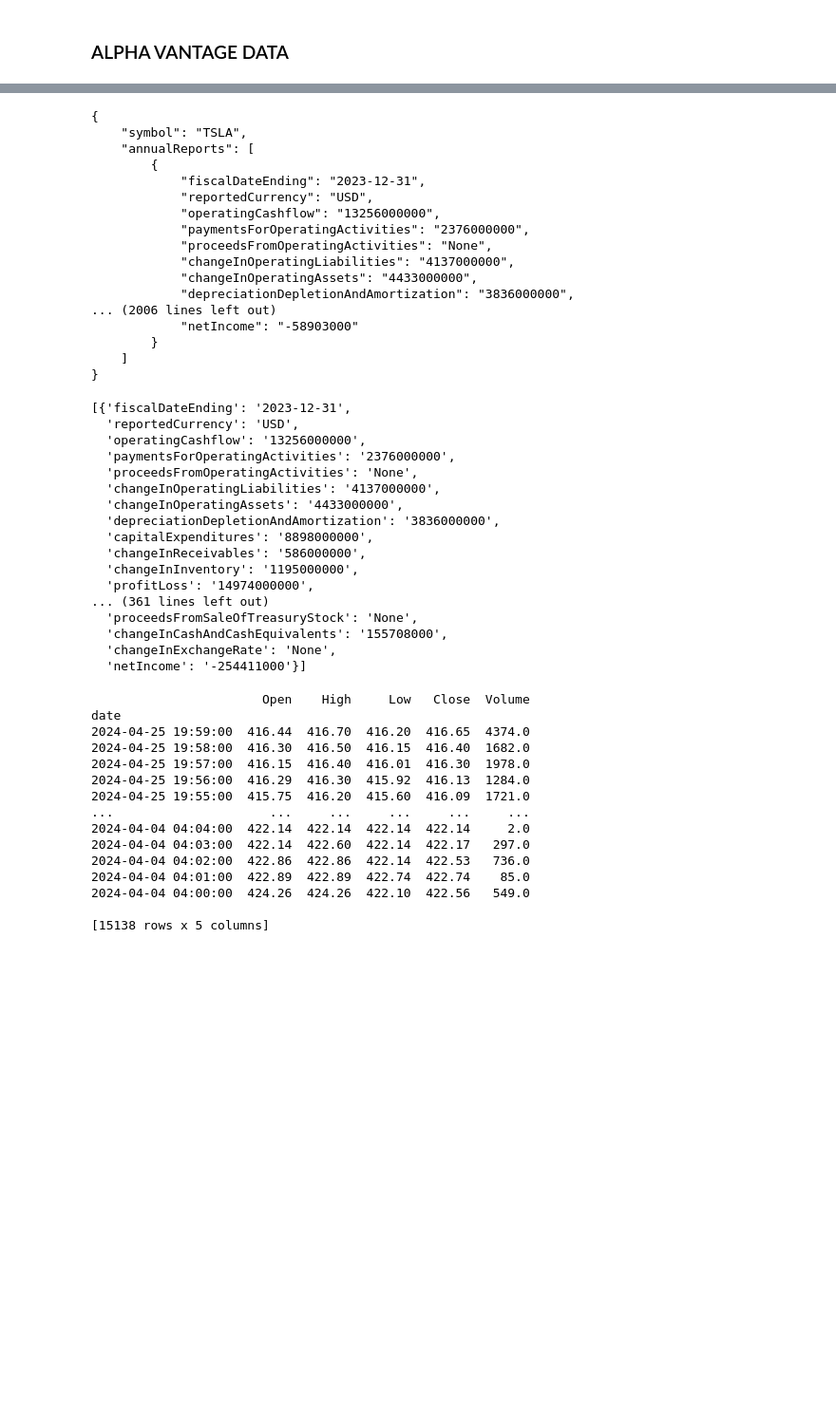
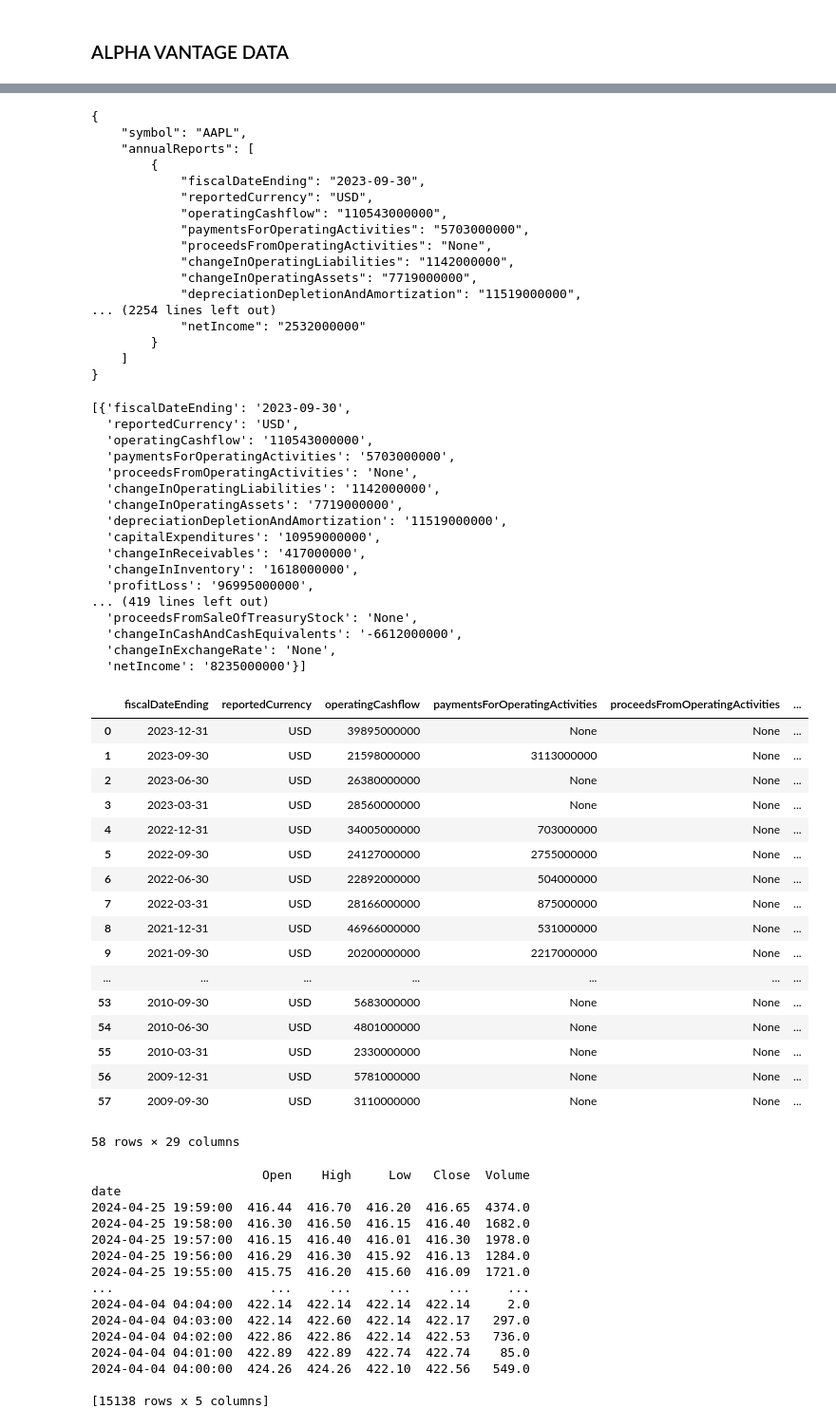
Before and after one commit to luitelshreejal/investment_allocation, a Jupyter notebook: main.ipynb, the cells around one changed output, grey strips where cells are left out. Shown at 95% size. Cells and saved outputs as stored; diff of their text form; code cells hidden in the pictures; blank space fills up the shorter version.

Commit message:
get data APPL quarterly reports

```diff
--- a/main.ipynb
+++ b/main.ipynb
@@ -41,49 +43,78 @@ from importlib import reload # to reload modules if we made changes to them with
 # %%
-# replace the "demo" apikey below with your own key from https://www.alphavantage.co/support/#api-key
-url = 'https://www.alphavantage.co/query?function=CASH_FLOW&symbol=TSLA&apikey='+os.getenv('AV_API_KEY')
+# get your API key from the .env file
+url = 'https://www.alphavantage.co/query?function=CASH_FLOW&symbol=AAPL&apikey='+os.getenv('AV_API_KEY')
 r = requests.get(url)
 data = r.json()
 
 print(json.dumps(data,indent=4))
 # %% [output]
 {
-    "symbol": "TSLA",
+    "symbol": "AAPL",
     "annualReports": [
         {
-            "fiscalDateEnding": "2023-12-31",
+            "fiscalDateEnding": "2023-09-30",
             "reportedCurrency": "USD",
-            "operatingCashflow": "13256000000",
-            "paymentsForOperatingActivities": "2376000000",
+            "operatingCashflow": "110543000000",
+            "paymentsForOperatingActivities": "5703000000",
             "proceedsFromOperatingActivities": "None",
-            "changeInOperatingLiabilities": "4137000000",
-            "changeInOperatingAssets": "4433000000",
-            "depreciationDepletionAndAmortization": "3836000000",
-... (2006 lines left out)
-            "netIncome": "-58903000"
+            "changeInOperatingLiabilities": "1142000000",
+            "changeInOperatingAssets": "7719000000",
+            "depreciationDepletionAndAmortization": "11519000000",
+... (2254 lines left out)
+            "netIncome": "2532000000"
         }
     ]
 }
 # %%
 #json file, we can extract detailed data we need for a company
-data["annualReports"]
+apple_annual_reports_json = data["annualReports"]
+apple_quarterly_reports_json = data["quarterlyReports"]
+
+apple_annual_reports_json
 # %% [output]
-[{'fiscalDateEnding': '2023-12-31',
+[{'fiscalDateEnding': '2023-09-30',
   'reportedCurrency': 'USD',
-  'operatingCashflow': '13256000000',
-  'paymentsForOperatingActivities': '2376000000',
+  'operatingCashflow': '110543000000',
+  'paymentsForOperatingActivities': '5703000000',
   'proceedsFromOperatingActivities': 'None',
-  'changeInOperatingLiabilities': '4137000000',
-  'changeInOperatingAssets': '4433000000',
-  'depreciationDepletionAndAmortization': '3836000000',
-  'capitalExpenditures': '8898000000',
-  'changeInReceivables': '586000000',
-  'changeInInventory': '1195000000',
-  'profitLoss': '14974000000',
-... (361 lines left out)
+  'changeInOperatingLiabilities': '1142000000',
+  'changeInOperatingAssets': '7719000000',
+  'depreciationDepletionAndAmortization': '11519000000',
+  'capitalExpenditures': '10959000000',
+  'changeInReceivables': '417000000',
+  'changeInInventory': '1618000000',
+  'profitLoss': '96995000000',
+... (419 lines left out)
   'proceedsFromSaleOfTreasuryStock': 'None',
-  'changeInCashAndCashEquivalents': '155708000',
+  'changeInCashAndCashEquivalents': '-6612000000',
   'changeInExchangeRate': 'None',
-  'netIncome': '-254411000'}]
+  'netIncome': '8235000000'}]
+# %%
+#convert json to dataframe
+apple_annual_reports= pd.DataFrame(apple_annual_reports_json)
+apple_quarterly_reports = pd.DataFrame(apple_quarterly_reports_json)
+
+#Tesal quarterly
+apple_quarterly_reports
+# %% [output]
+|  | fiscalDateEnding | reportedCurrency | operatingCashflow | paymentsForOperatingActivities | proceedsFromOperatingActivities | ... |
+| 0 | 2023-12-31 | USD | 39895000000 | None | None | ... |
+| 1 | 2023-09-30 | USD | 21598000000 | 3113000000 | None | ... |
+| 2 | 2023-06-30 | USD | 26380000000 | None | None | ... |
+| 3 | 2023-03-31 | USD | 28560000000 | None | None | ... |
+| 4 | 2022-12-31 | USD | 34005000000 | 703000000 | None | ... |
+| 5 | 2022-09-30 | USD | 24127000000 | 2755000000 | None | ... |
+| 6 | 2022-06-30 | USD | 22892000000 | 504000000 | None | ... |
+| 7 | 2022-03-31 | USD | 28166000000 | 875000000 | None | ... |
+| 8 | 2021-12-31 | USD | 46966000000 | 531000000 | None | ... |
+| 9 | 2021-09-30 | USD | 20200000000 | 2217000000 | None | ... |
+| ... | ... | ... | ... | ... | ... | ... |
+| 53 | 2010-09-30 | USD | 5683000000 | None | None | ... |
+| 54 | 2010-06-30 | USD | 4801000000 | None | None | ... |
+| 55 | 2010-03-31 | USD | 2330000000 | None | None | ... |
+| 56 | 2009-12-31 | USD | 5781000000 | None | None | ... |
+| 57 | 2009-09-30 | USD | 3110000000 | None | None | ... |
+58 rows × 29 columns
 # %%
 # Function to get stock data from Alpha Vantage
 
```
Also changed, not shown: parts of 1 cell of this notebook, 1 other file.
